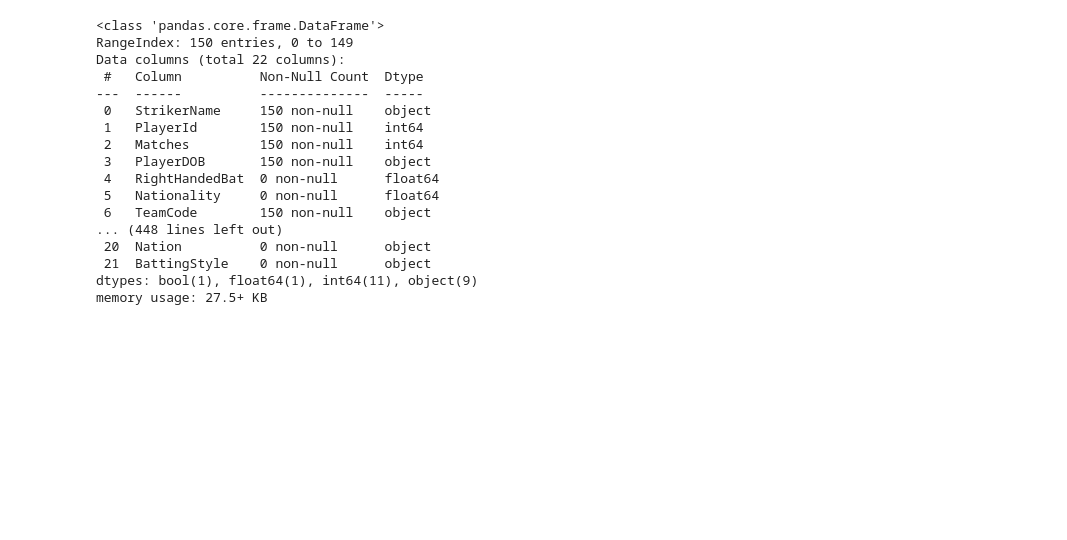
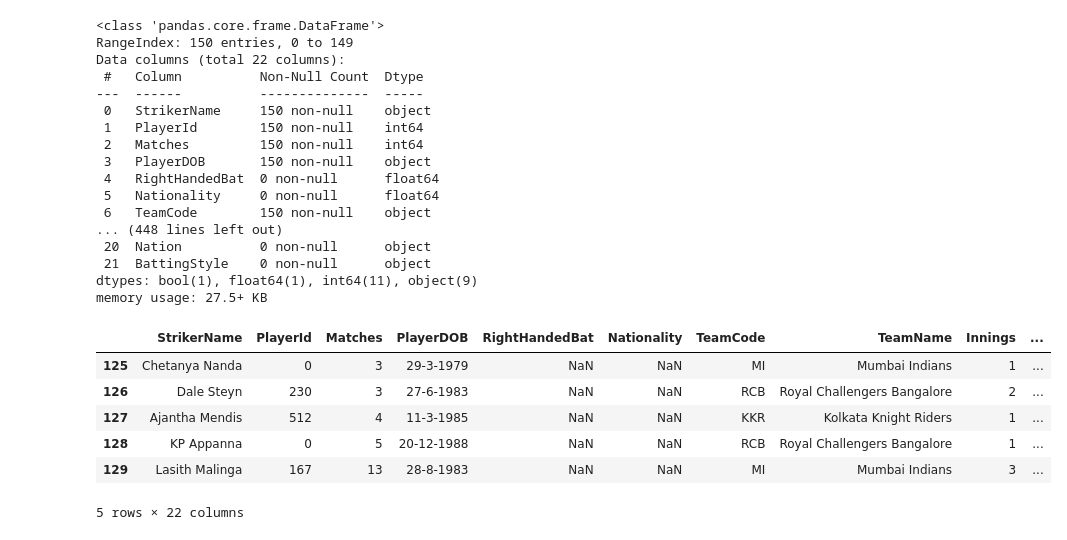
Before and after one commit to athuljain2311/Regression_Projects, a Jupyter notebook: ipl_data_analysis/seasonwise_batter_data_preprocessing.ipynb, the cells around one changed output. Drawn from its saved outputs; the diff is of its cells as text; code cells hidden in the pictures; blank space fills up the shorter version.

```diff
--- a/ipl_data_analysis/ipl_data_analysis.ipynb
+++ b/ipl_data_analysis/seasonwise_batter_data_preprocessing.ipynb
@@ -588,0 +593,10 @@ import os
+# %%
+dfs[2009].tail()
+# %% [output]
+|  | StrikerName | PlayerId | Matches | PlayerDOB | RightHandedBat | Nationality | TeamCode | TeamName | Innings | ... |
+| 125 | Chetanya Nanda | 0 | 3 | 29-3-1979 | NaN | NaN | MI | Mumbai Indians | 1 | ... |
+| 126 | Dale Steyn | 230 | 3 | 27-6-1983 | NaN | NaN | RCB | Royal Challengers Bangalore | 2 | ... |
+| 127 | Ajantha Mendis | 512 | 4 | 11-3-1985 | NaN | NaN | KKR | Kolkata Knight Riders | 1 | ... |
+| 128 | KP Appanna | 0 | 5 | 20-12-1988 | NaN | NaN | RCB | Royal Challengers Bangalore | 1 | ... |
+| 129 | Lasith Malinga | 167 | 13 | 28-8-1983 | NaN | NaN | MI | Mumbai Indians | 3 | ... |
+5 rows × 22 columns
```
Also changed, not shown: parts of 19 cells of this notebook, 33 other files.
